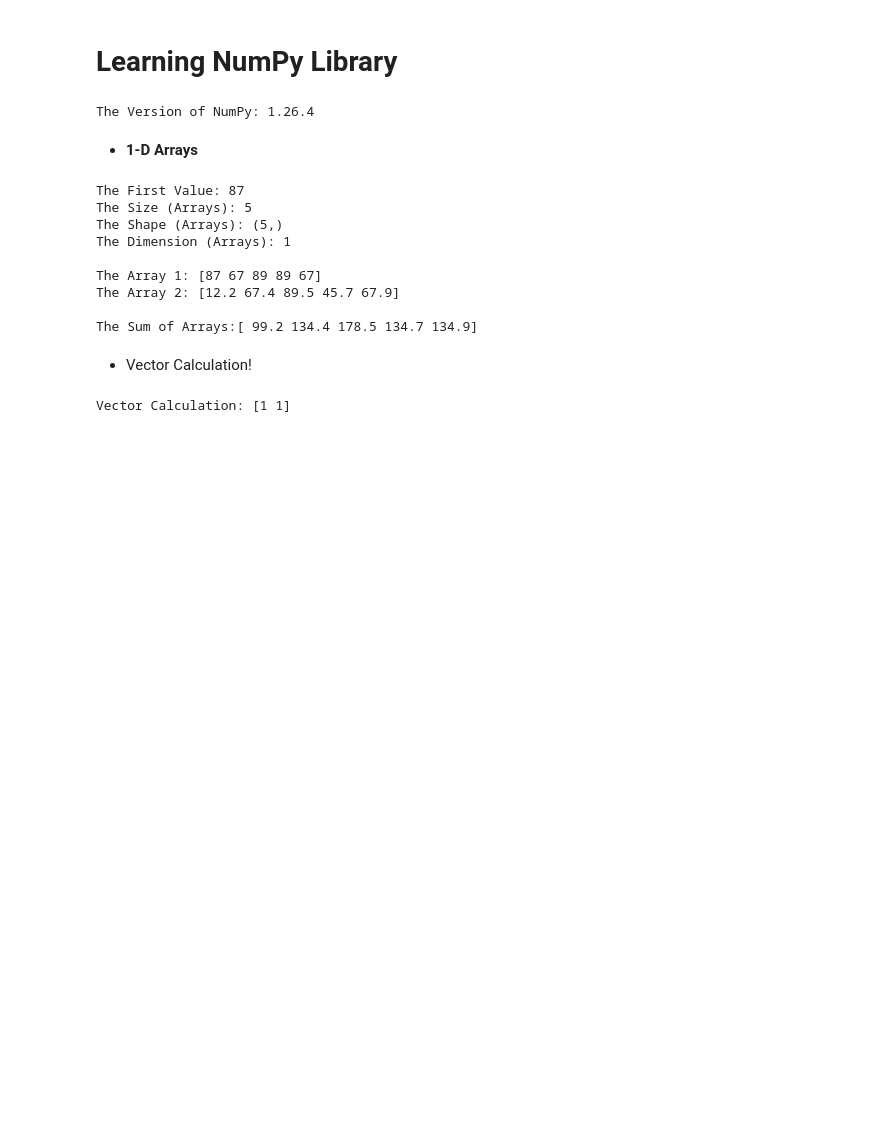
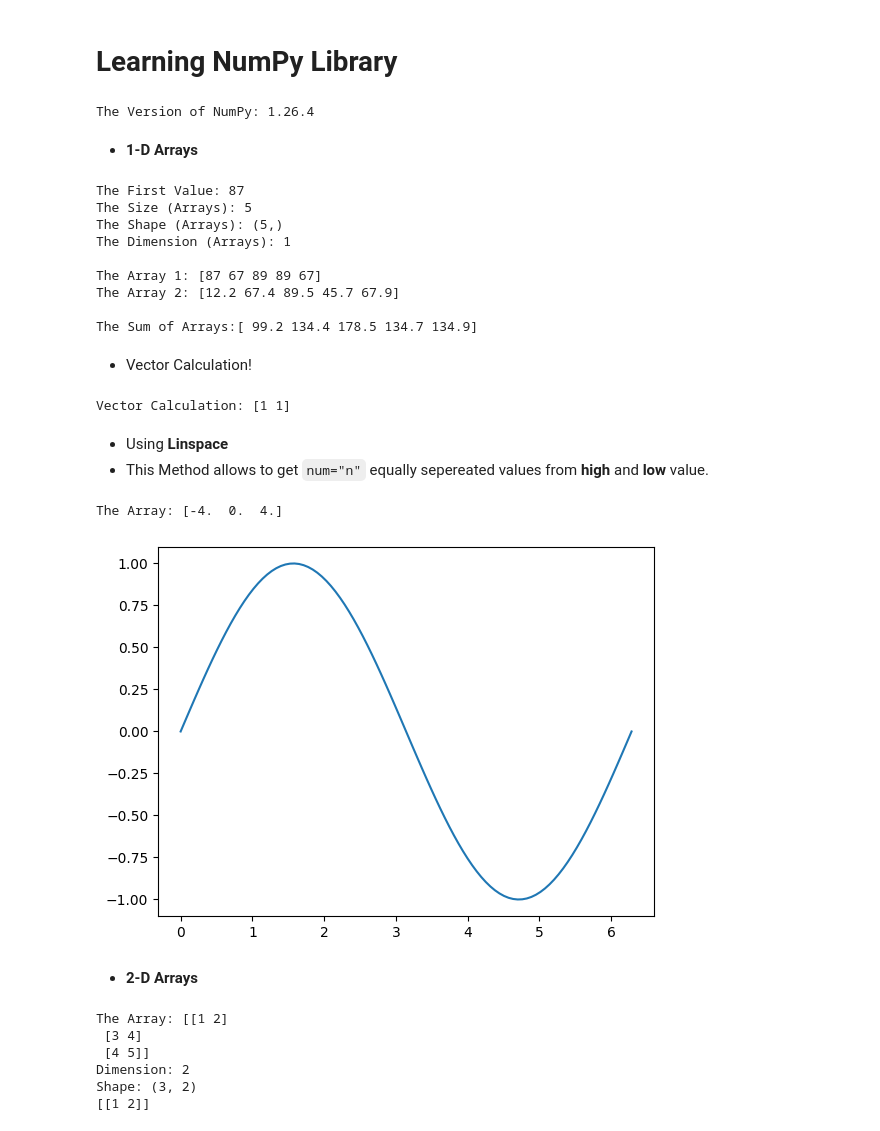
Before and after one commit to pri-cd/Data-Science-ML, a Jupyter notebook: IBM-Cognitive-Class/Data-Science-101.ipynb, the cells around one changed output. Cells and saved outputs as stored; diff of their text form; code cells hidden in the pictures; blank space fills up the shorter version.

Commit message:
Completed One more Lesson Moving to 2-D Arrays, Even Tho Already know it..

```diff
--- a/IBM-Cognitive-Class/Data-Science-101.ipynb
+++ b/IBM-Cognitive-Class/Data-Science-101.ipynb
@@ -138,3 +140,40 @@ C = A + B
 print(f"Vector Calculation: {C}")
 # %% [output]
 Vector Calculation: [1 1]
+# %% [markdown]
+- Using **Linspace**
+- This Method allows to get `num="n"` equally sepereated values from **high** and **low** value.
+# %%
+lin = np.linspace(-4, 4, num=3)
+print(f"The Array: {lin}")
+
+del(lin)
+# %% [output]
+The Array: [-4.  0.  4.]
+# %%
+ln = np.linspace(0, 2*np.pi, num=100)
+nl = np.sin(ln)
+plt.plot(ln, nl)
+
+del(ln, nl)
+# %% [output]
+[figure, added]
+# %% [markdown]
+- **2-D Arrays**
+# %%
+n1 = np.array([[1, 2], [3, 4], [4, 5]])
+print(f"The Array: {n1}")
+print(f"Dimension: {n1.ndim}")
+print(f"Shape: {n1.shape}")
+
+
+
+# Accessing The Elements in the 2-D Array
+print(n1[[0]])
+# %% [output]
+The Array: [[1 2]
+ [3 4]
+ [4 5]]
+Dimension: 2
+Shape: (3, 2)
+[[1 2]]
```
Also changed, not shown: parts of 3 cells of this notebook.
